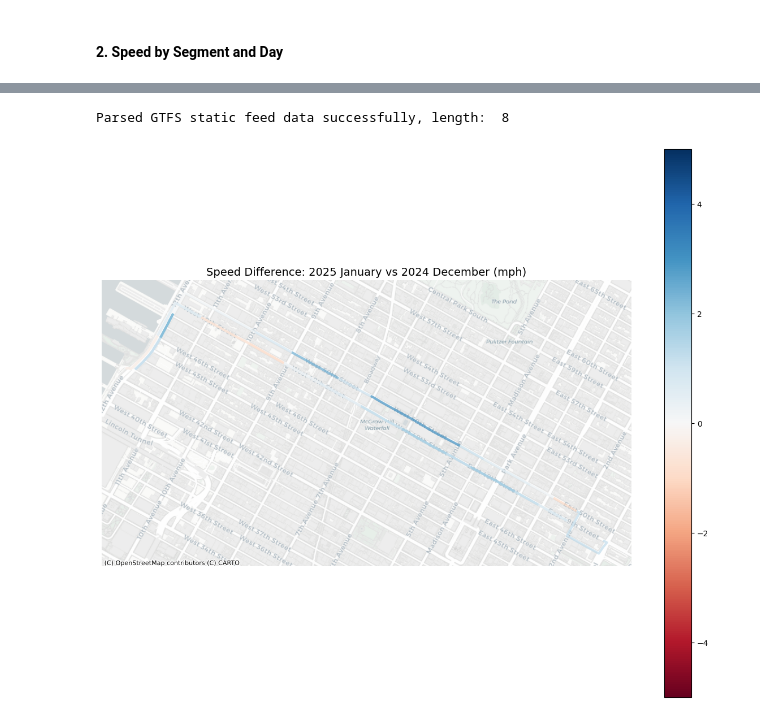
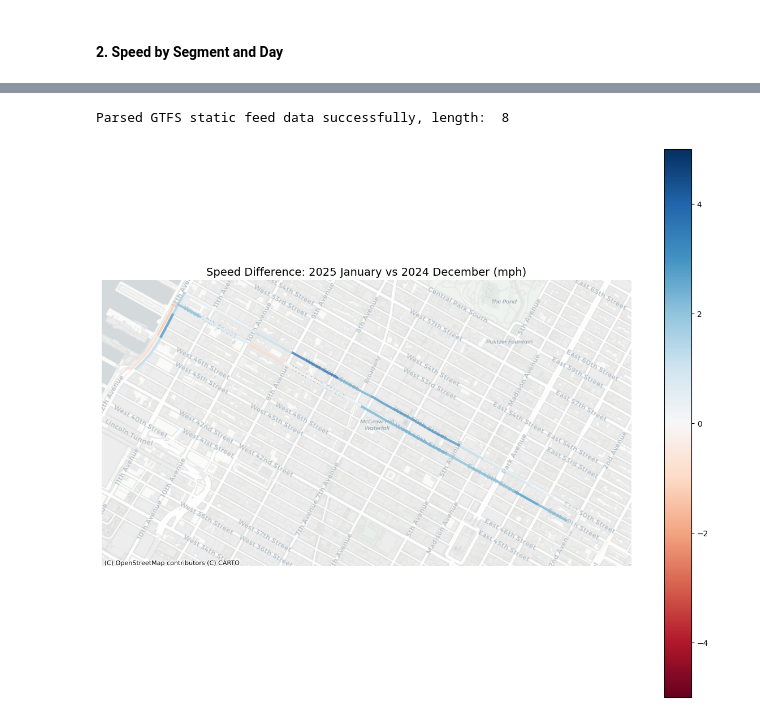
Before and after one commit to Cornell-Tech-Urban-Tech-Hub/gtfs-realtime-performance, a Jupyter notebook: notebooks/congestionPricing_bus_speed.ipynb, the cells around one changed output, grey strips where cells are left out. Cells and saved outputs as stored; diff of their text form; code cells hidden in the pictures.

```diff
--- a/notebooks/congestionPricing_bus_speed.ipynb
+++ b/notebooks/congestionPricing_bus_speed.ipynb
@@ -121,8 +123,10 @@ print(feed_updates)
 8                    NaN
 # %%
 # Get correct url for a given date
-def get_correct_static_url(feed_updates, date):
-    candidates = feed_updates[feed_updates["service_date_range_start"] <= date < feed_updates["service_date_range_end"]]
+def get_correct_static_url(feed_updates, date) -> tuple[str, str]:
+    start_condition = feed_updates["service_date_range_start"] <= date
+    end_condition = date < feed_updates["service_date_range_end"]
+    candidates = feed_updates[start_condition & end_condition]
     if candidates.empty:
         print(f"No static feed found before {date}")
         return None
@@ -346,7 +335,7 @@ def convert_to_nyc_time(df):
     df['datetime_nyc'] = df['interpolated_time'].dt.tz_localize('UTC').dt.tz_convert(eastern_tz)
     return df
 
-bus_speed_202412thurs_cz = convert_to_nyc_time(bus_speed_202412thurs_cz)
-bus_speed_202501thurs_cz = convert_to_nyc_time(bus_speed_202501thurs_cz)
+bus_speed_comparison_cz = convert_to_nyc_time(bus_speed_comparison_cz)
+bus_speed_experiment_cz = convert_to_nyc_time(bus_speed_experiment_cz )
 # %% [markdown]
 ### Experiment: Aggregation Methods and Corresponding Visualization Methods
@@ -383,12 +343,12 @@ prev_stop_id                                                          402160
 # preparation
 
 # hour: no date information retained
-bus_speed_202501thurs_cz["hour"] = bus_speed_202501thurs_cz["datetime_nyc"].dt.floor("h").dt.strftime("%H")
-bus_speed_202412thurs_cz["hour"] = bus_speed_202412thurs_cz["datetime_nyc"].dt.floor("h").dt.strftime("%H")
+bus_speed_experiment_cz["hour"] = bus_speed_experiment_cz["datetime_nyc"].dt.floor("h").dt.strftime("%H")
+bus_speed_comparison_cz["hour"] = bus_speed_comparison_cz["datetime_nyc"].dt.floor("h").dt.strftime("%H")
 
 # weekday: integer representation of the day of the week
-bus_speed_202501thurs_cz["weekday"] = bus_speed_202501thurs_cz["datetime_nyc"].dt.dayofweek
-bus_speed_202412thurs_cz["weekday"] = bus_speed_202412thurs_cz["datetime_nyc"].dt.dayofweek
+bus_speed_experiment_cz["weekday"] = bus_speed_experiment_cz["datetime_nyc"].dt.dayofweek
+bus_speed_comparison_cz["weekday"] = bus_speed_comparison_cz["datetime_nyc"].dt.dayofweek
 
-print(bus_speed_202501thurs_cz.iloc[0])
+print(bus_speed_experiment_cz.iloc[0])
 # %% [output]
@@ -546,17 +606,22 @@ Parsed GTFS static feed data successfully, length:  8
 # %%
-df_experiment = bus_speed_202501thurs_cz.copy()
-df_comparison = bus_speed_202412thurs_cz.copy()
+df_experiment = bus_speed_experiment_cz.copy()
+df_comparison = bus_speed_comparison_cz.copy()
 
 # get the segment df first
 url = "https://files.mobilitydatabase.org/mdb-513/mdb-513-202501020055/mdb-513-202501020055.zip"
 segment_df = GTFS_shape_processor(url, 4326, 2263).process_shapes()
+# Calculate total segment length and total time elapsed for both datasets
+experiment_speeds = df_experiment.groupby(["prev_stop_id", "stop_id"]).agg(
+    total_segment_length=("segment_length", "sum"),
+    total_time_elapsed=("time_elapsed", "sum")
+).reset_index()
+experiment_speeds["experiment_speed"] = experiment_speeds["total_segment_length"] / experiment_speeds["total_time_elapsed"]
 
-# Calculate median speeds for both datasets
-experiment_speeds = df_experiment.groupby(["prev_stop_id", "stop_id"])["speed_mph"].median().reset_index()
-experiment_speeds.rename(columns={"speed_mph": "experiment_speed"}, inplace=True)
-
-comparison_speeds = df_comparison.groupby(["prev_stop_id", "stop_id"])["speed_mph"].median().reset_index()
-comparison_speeds.rename(columns={"speed_mph": "comparison_speed"}, inplace=True)
+comparison_speeds = df_comparison.groupby(["prev_stop_id", "stop_id"]).agg(
+    total_segment_length=("segment_length", "sum"),
+    total_time_elapsed=("time_elapsed", "sum")
+).reset_index()
+comparison_speeds["comparison_speed"] = comparison_speeds["total_segment_length"] / comparison_speeds["total_time_elapsed"]
 
 # Merge the two dataframes to calculate the difference
 merged_speeds = experiment_speeds.merge(
@@ -570,31 +635,31 @@ merged_speeds["speed_diff"] = merged_speeds["experiment_speed"] - merged_speeds[
 
 # Convert segment_df to web mercator projection (EPSG:3857) required for contextily
 segment_df_wm = segment_df.to_crs(epsg=3857)
 
 # Create a single plot showing the speed difference
 fig, ax = plt.subplots(figsize=(12, 10))
 
 # Plot the speed difference
 speed_diff_plot = segment_df_wm.merge(merged_speeds, on=["prev_stop_id", "stop_id"]).plot(
     column="speed_diff",
     legend=True,
     ax=ax,
     alpha=0.7,
     cmap='RdBu',  # Red-Blue colormap (red for negative, blue for positive)
     vmin=-5,         # Adjust these min/max values as needed
     vmax=5,
     linewidth=3  # Make the line wider
 )
 
 # Add title and basemap
 ax.set_title("Speed Difference: 2025 January vs 2024 December (mph)", fontsize=14)
 ctx.add_basemap(ax, source=ctx.providers.CartoDB.Positron)
 
 # Remove axis
 ax.set_axis_off()
 
 plt.tight_layout()
 plt.show()
 # %% [output]
 Parsed GTFS static feed data successfully, length:  8
-[figure, old version]
+[figure, new version]
```
Also changed, not shown: parts of 20 cells of this notebook.
